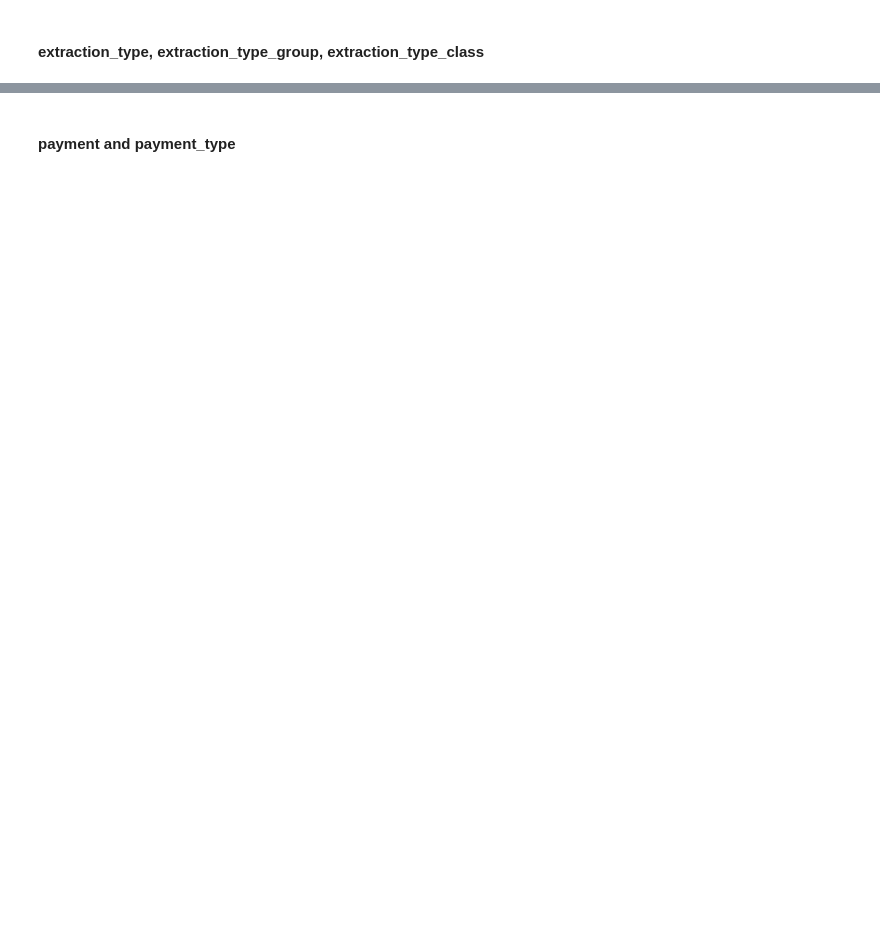
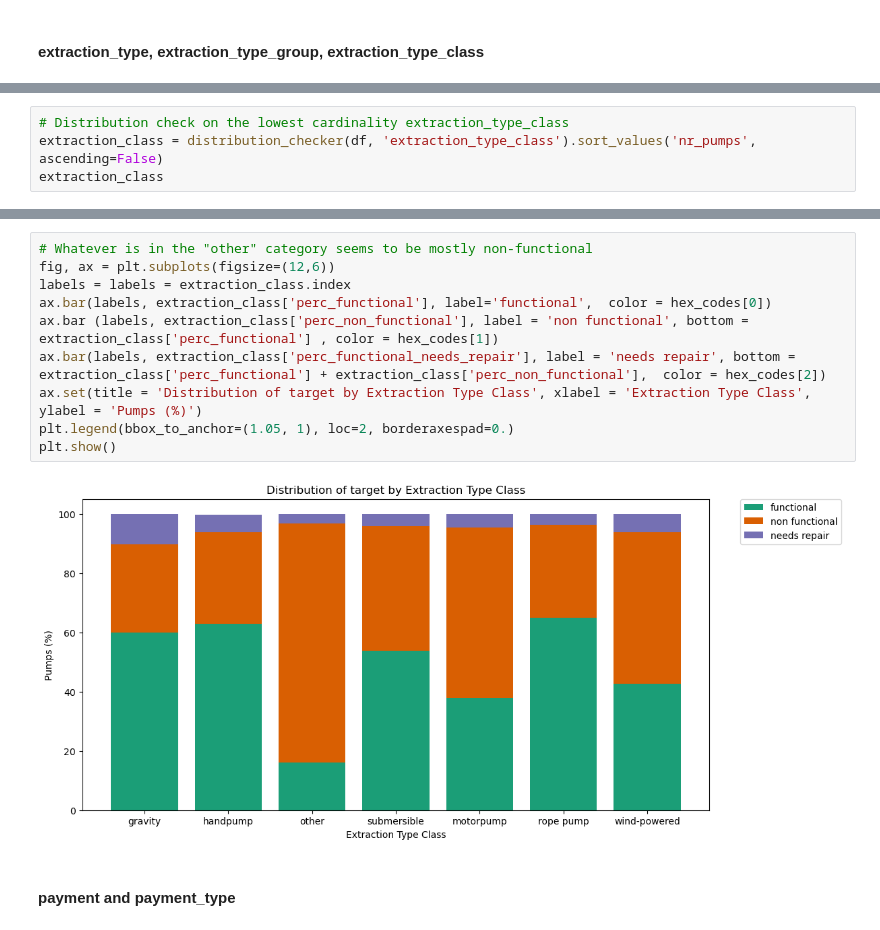
Before and after one commit to williambguo/water-pump-predictive-maintenance, a Jupyter notebook: notebooks/eda.ipynb, the cells around one changed output, grey strips where cells are left out. Drawn from its saved outputs; the diff is of its cells as text; blank space fills up the shorter version.

```diff
--- a/notebooks/eda.ipynb
+++ b/notebooks/eda.ipynb
@@ -890,0 +1039,4 @@ categorical_dqr.loc[['scheme_name']]
+# %%
+# Distribution check on the lowest cardinality extraction_type_class
+extraction_class = distribution_checker(df, 'extraction_type_class').sort_values('nr_pumps', ascending=False)
+extraction_class
@@ -891,2 +1096,14 @@ categorical_dqr.loc[['scheme_name']]
+# %%
+# Whatever is in the "other" category seems to be mostly non-functional
+fig, ax = plt.subplots(figsize=(12,6))
+labels = labels = extraction_class.index
+ax.bar(labels, extraction_class['perc_functional'], label='functional',  color = hex_codes[0])
+ax.bar (labels, extraction_class['perc_non_functional'], label = 'non functional', bottom = extraction_class['perc_functional'] , color = hex_codes[1])
+ax.bar(labels, extraction_class['perc_functional_needs_repair'], label = 'needs repair', bottom = extraction_class['perc_functional'] + extraction_class['perc_non_functional'],  color = hex_codes[2])
+ax.set(title = 'Distribution of target by Extraction Type Class', xlabel = 'Extraction Type Class', ylabel = 'Pumps (%)')
+plt.legend(bbox_to_anchor=(1.05, 1), loc=2, borderaxespad=0.)
+plt.show()
+# %% [output]
+[figure, added]
 # %% [markdown]
 #### payment and payment_type
```
Also changed, not shown: parts of 47 cells of this notebook, 1 other file.
